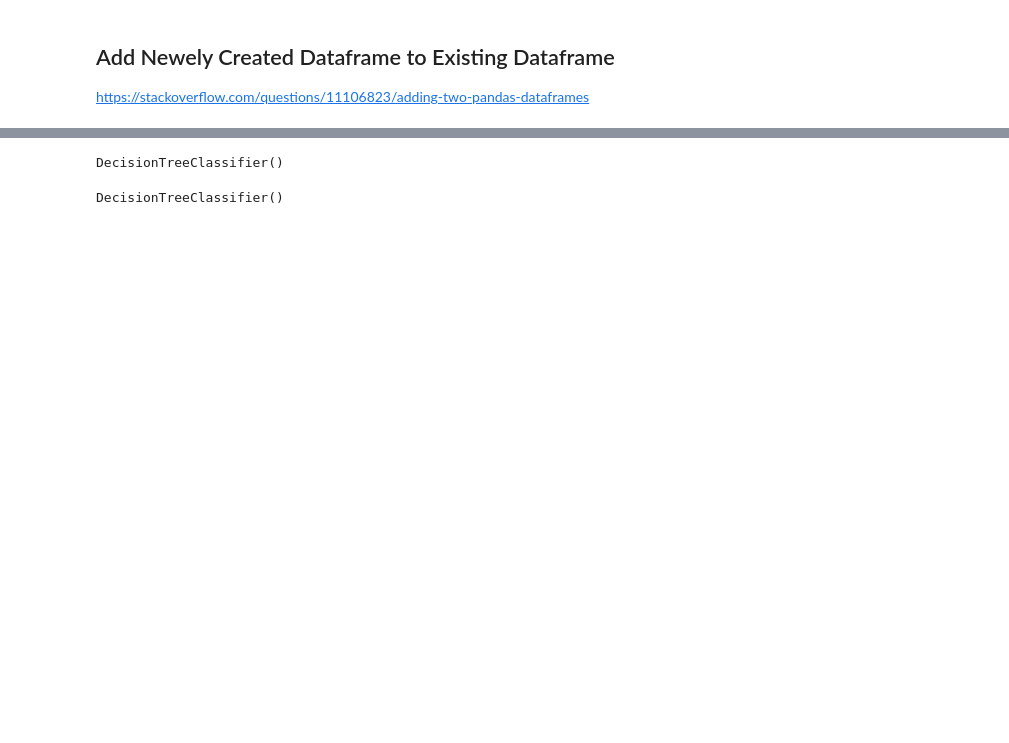
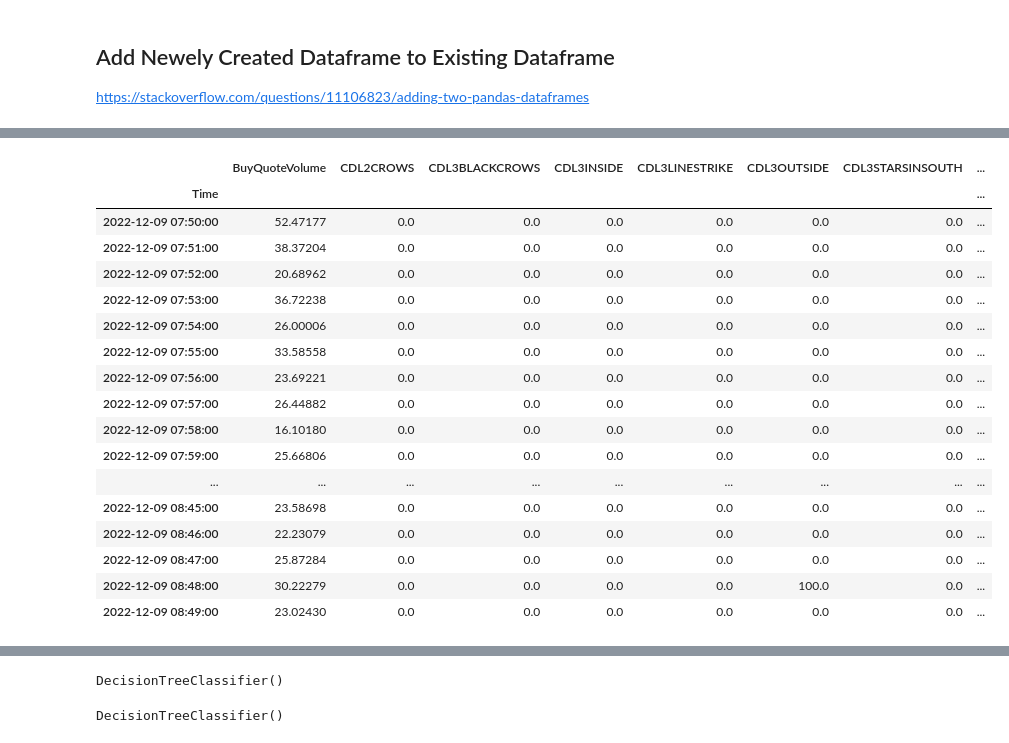
Before and after one commit to sushen/TradingAi, a Jupyter notebook: AiResearch.ipynb, the cells around one changed output, grey strips where cells are left out. Saved outputs shown, nothing was run; the diff lists cells and outputs as text; code cells hidden in the pictures; blank space fills up the shorter version.

```diff
--- a/AiResearch.ipynb
+++ b/AiResearch.ipynb
@@ -172,2 +233,27 @@ https://stackoverflow.com/questions/11106823/adding-two-pandas-dataframes
+# %%
+df = df.add(patterns, fill_value=0)
+# df = df.add(patterns)
+# df = patterns.add(df, fill_value=0)
+# df = patterns.add(df)
+df.head(60)
+# %% [output]
+|  | BuyQuoteVolume | CDL2CROWS | CDL3BLACKCROWS | CDL3INSIDE | CDL3LINESTRIKE | CDL3OUTSIDE | CDL3STARSINSOUTH | ... |
+| Time |  |  |  |  |  |  |  | ... |
+| 2022-12-09 07:50:00 | 52.47177 | 0.0 | 0.0 | 0.0 | 0.0 | 0.0 | 0.0 | ... |
+| 2022-12-09 07:51:00 | 38.37204 | 0.0 | 0.0 | 0.0 | 0.0 | 0.0 | 0.0 | ... |
+| 2022-12-09 07:52:00 | 20.68962 | 0.0 | 0.0 | 0.0 | 0.0 | 0.0 | 0.0 | ... |
+| 2022-12-09 07:53:00 | 36.72238 | 0.0 | 0.0 | 0.0 | 0.0 | 0.0 | 0.0 | ... |
+| 2022-12-09 07:54:00 | 26.00006 | 0.0 | 0.0 | 0.0 | 0.0 | 0.0 | 0.0 | ... |
+| 2022-12-09 07:55:00 | 33.58558 | 0.0 | 0.0 | 0.0 | 0.0 | 0.0 | 0.0 | ... |
+| 2022-12-09 07:56:00 | 23.69221 | 0.0 | 0.0 | 0.0 | 0.0 | 0.0 | 0.0 | ... |
+| 2022-12-09 07:57:00 | 26.44882 | 0.0 | 0.0 | 0.0 | 0.0 | 0.0 | 0.0 | ... |
+| 2022-12-09 07:58:00 | 16.10180 | 0.0 | 0.0 | 0.0 | 0.0 | 0.0 | 0.0 | ... |
+| 2022-12-09 07:59:00 | 25.66806 | 0.0 | 0.0 | 0.0 | 0.0 | 0.0 | 0.0 | ... |
+| ... | ... | ... | ... | ... | ... | ... | ... | ... |
+| 2022-12-09 08:45:00 | 23.58698 | 0.0 | 0.0 | 0.0 | 0.0 | 0.0 | 0.0 | ... |
+| 2022-12-09 08:46:00 | 22.23079 | 0.0 | 0.0 | 0.0 | 0.0 | 0.0 | 0.0 | ... |
+| 2022-12-09 08:47:00 | 25.87284 | 0.0 | 0.0 | 0.0 | 0.0 | 0.0 | 0.0 | ... |
+| 2022-12-09 08:48:00 | 30.22279 | 0.0 | 0.0 | 0.0 | 0.0 | 100.0 | 0.0 | ... |
+| 2022-12-09 08:49:00 | 23.02430 | 0.0 | 0.0 | 0.0 | 0.0 | 0.0 | 0.0 | ... |
 # %%
 all_pats = patterns.sum(axis=1)
```
Also changed, not shown: parts of 15 cells of this notebook.
